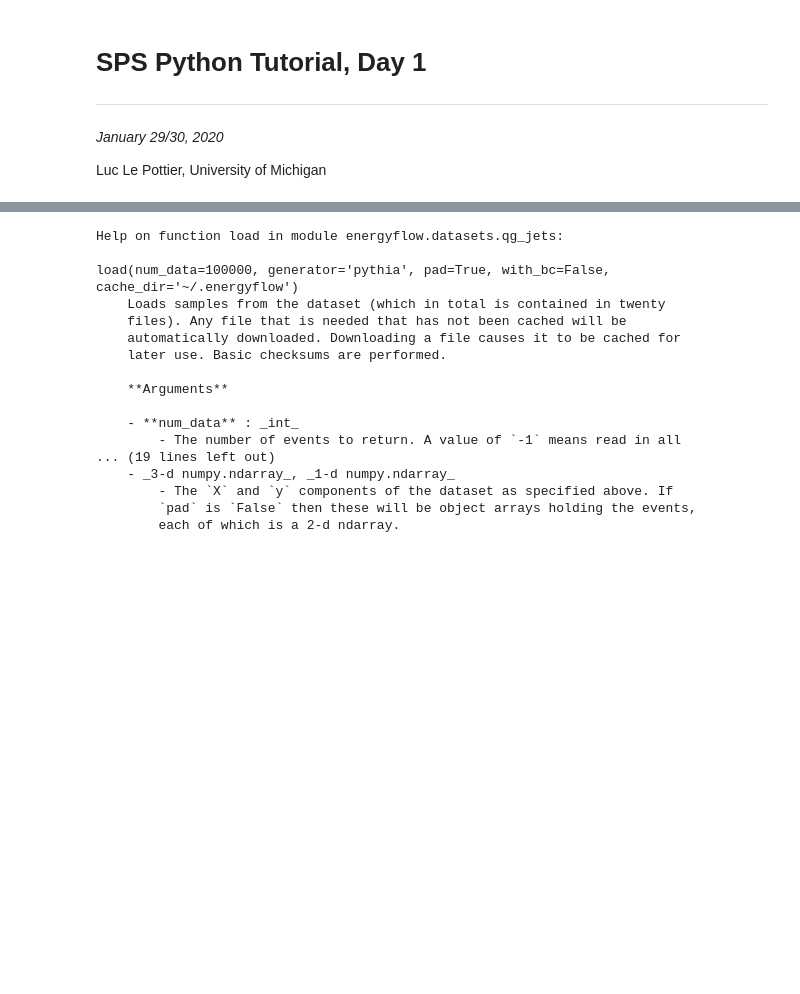
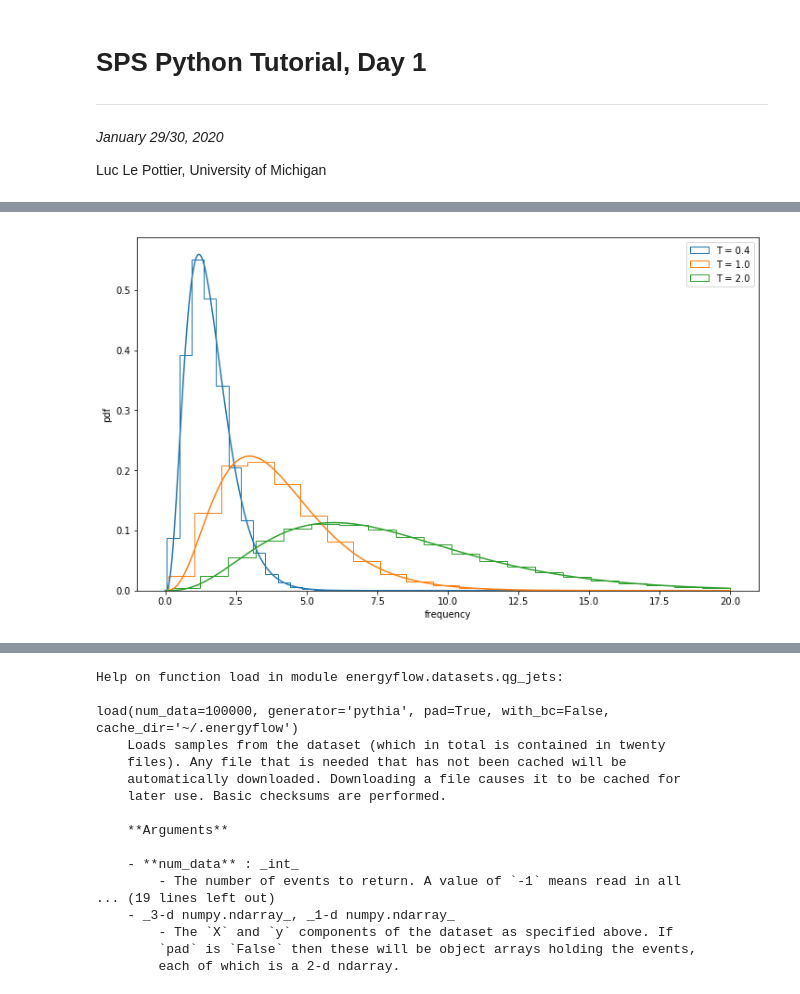
Before and after one commit to luclepot/SPS_ml_tutorial, a Jupyter notebook: day1/3_visualizations.ipynb, the cells around one changed output, grey strips where cells are left out. Saved outputs shown, nothing was run; the diff lists cells and outputs as text; code cells hidden in the pictures; blank space fills up the shorter version.

Commit message:
updated visualizations AND add wav file

```diff
--- a/day1/3_visualizations.ipynb
+++ b/day1/3_visualizations.ipynb
@@ -48,0 +45,49 @@ own_samples = genSamples(1E4)
+# %%
+import scipy.stats
+import scipy.interpolate
+import scipy.integrate
+import numpy as np
+import matplotlib.pyplot as plt
+
+# custom distributions
+x = np.linspace(0.0, 20, int(1e4))
+
+T_array = [0.4, 1.0, 2.0]
+
+# custom distribution function
+def p(v, T):
+    return (v**3)/(np.exp(x/T) - 0.1)
+
+# function to approximate pdf and cdf
+def pdf_and_cdf(p, x, *args, **kwargs):
+
+    # integrate function to get norm constant
+    norm_constant = scipy.integrate.simps(p(x, *args, **kwargs), x)
+
+    # calculate pdf and cdp for x values
+    pdf = p(x, *args, **kwargs)/norm_constant
+    cdf = np.cumsum(pdf)
+    cdf /= max(cdf)
+
+    return pdf, cdf
+
+# generate samples from a cdf
+def generate_samples(n, cdf, x):
+    intf = scipy.interpolate.interp1d(cdf, x)
+    u = np.random.uniform(intf.x.min(), intf.x.max(), int(n))
+    return intf(u)
+
+plt.figure(figsize=(12,7))
+colors = plt.rcParams['axes.prop_cycle'].by_key()['color']
+
+for i,T in enumerate(T_array):
+    pdf, cdf = pdf_and_cdf(p, x, T)
+    plt.hist(generate_samples(100000, cdf, x), bins=20, density=1, histtype='step', label='T = {}'.format(T), color=colors[i])
+    plt.plot(x, pdf, color=colors[i])
+
+plt.xlabel('frequency')
+plt.ylabel('pdf')
+plt.legend()
+plt.show()
+# %% [output]
+[figure, added]
```
Also changed, not shown: parts of 22 cells of this notebook, 1 other file.
